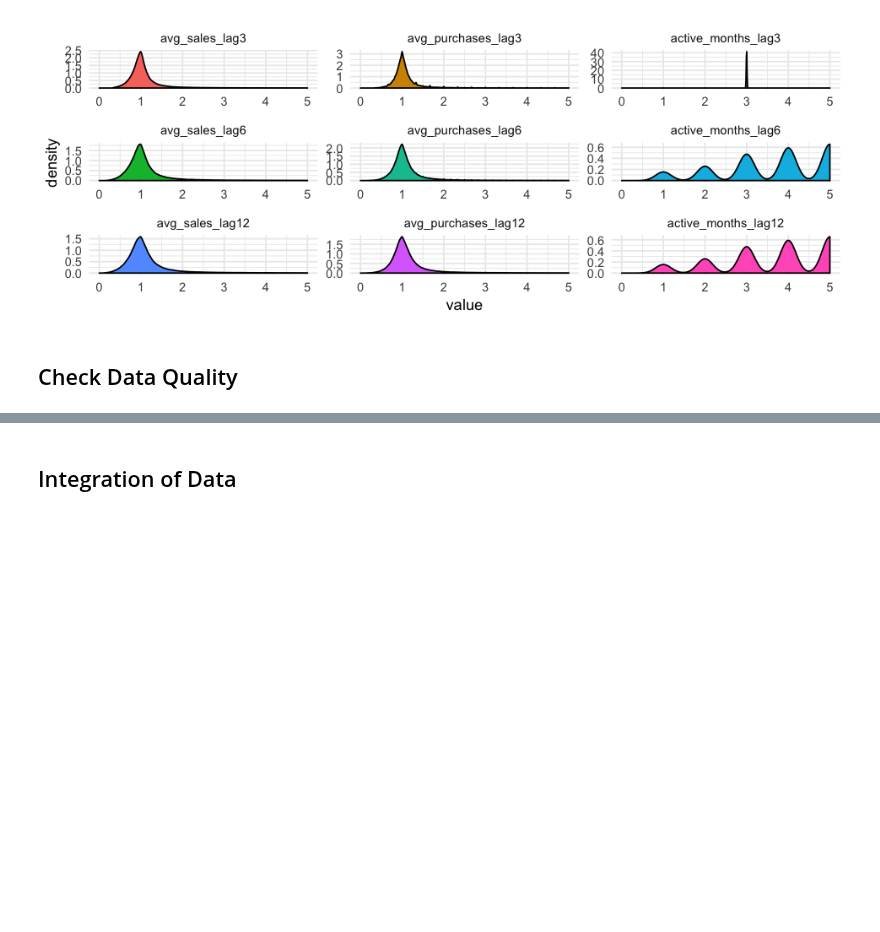
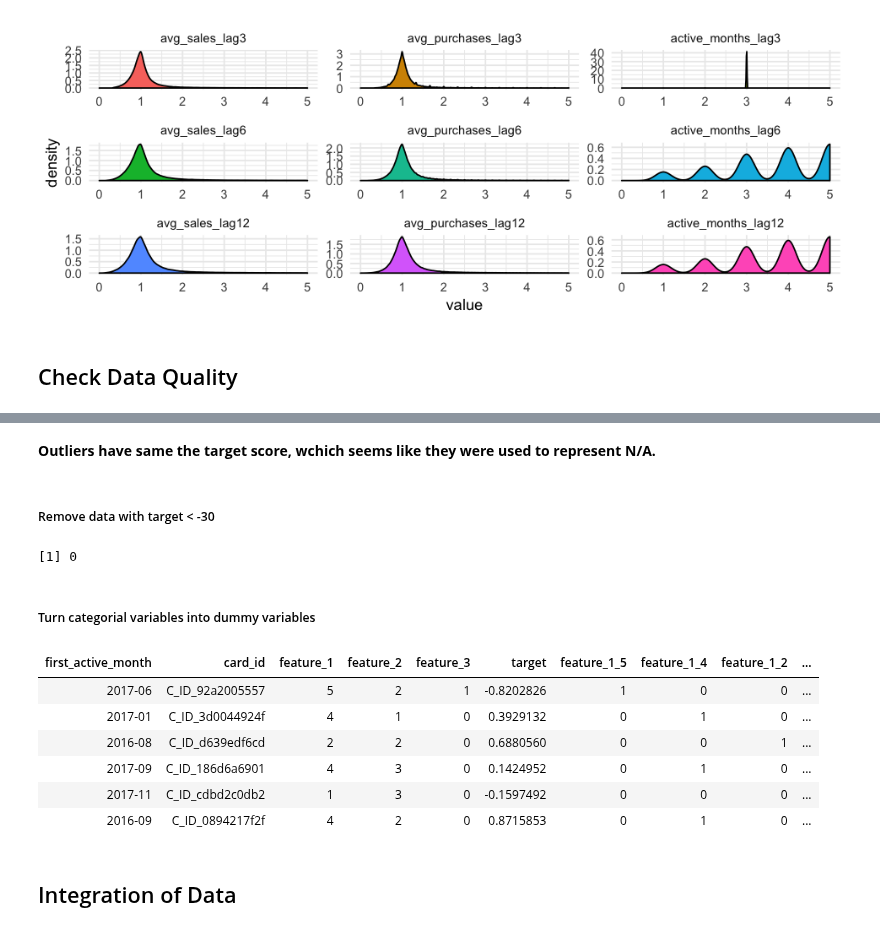
Before and after one commit to hsing-yi-wang/Kaggle_Projects, a Jupyter notebook: Elo_Merchant.ipynb, the cells around one changed output, grey strips where cells are left out. Cells and saved outputs as stored; diff of their text form; code cells hidden in the pictures; blank space fills up the shorter version.

Commit message:
prepare data for modeling

```diff
--- a/Elo_Merchant.ipynb
+++ b/Elo_Merchant.ipynb
@@ -27,9 +30,9 @@
 # %% [markdown]
 ## Load Data
 # %%
-historical_transactions <- read_csv("/Users/eve7947/Downloads/elo-merchant-category-recommendation/historical_transactions.csv")
-merchants <- read_csv("/Users/eve7947/Downloads/elo-merchant-category-recommendation/merchants.csv")
-new_merchant_transactions <- read_csv("/Users/eve7947/Downloads/elo-merchant-category-recommendation/new_merchant_transactions.csv")
-sample_submission <- read_csv("/Users/eve7947/Downloads/elo-merchant-category-recommendation/sample_submission.csv")
-test <- read_csv("/Users/eve7947/Downloads/elo-merchant-category-recommendation/test.csv")
-train <- read_csv("/Users/eve7947/Downloads/elo-merchant-category-recommendation/train.csv")
+# historical_transactions <- read_csv("/Users/eve7947/Downloads/elo-merchant-category-recommendation/historical_transactions.csv")
+# merchants <- read_csv("/Users/eve7947/Downloads/elo-merchant-category-recommendation/merchants.csv")
+# new_merchant_transactions <- read_csv("/Users/eve7947/Downloads/elo-merchant-category-recommendation/new_merchant_transactions.csv")
+# sample_submission <- read_csv("/Users/eve7947/Downloads/elo-merchant-category-recommendation/sample_submission.csv")
+# test <- read_csv("/Users/eve7947/Downloads/elo-merchant-category-recommendation/test.csv")
+# train <- read_csv("/Users/eve7947/Downloads/elo-merchant-category-recommendation/train.csv")
@@ -438,3 +437,25 @@ Warning message:
+# %% [markdown]
+**Outliers have same the target score, wchich seems like they were used to represent N/A.**
+# %% [markdown]
+##### Remove data with target < -30
+# %%
+train_nooutliers <- train[train$target > -30,]
+sum(train_nooutliers$target < -30)
+# %% [output]
+[1] 0
+# %% [markdown]
+##### Turn categorial variables into dummy variables
+# %%
+train_dummy <-fastDummies::dummy_cols(train_nooutliers, select_columns = c("feature_1","feature_2","feature_3"))
+head(train_dummy)
+# %% [output]
+| first_active_month | card_id | feature_1 | feature_2 | feature_3 | target | feature_1_5 | feature_1_4 | feature_1_2 | ... |
+| 2017-06 | C_ID_92a2005557 | 5 | 2 | 1 | -0.8202826 | 1 | 0 | 0 | ... |
+| 2017-01 | C_ID_3d0044924f | 4 | 1 | 0 | 0.3929132 | 0 | 1 | 0 | ... |
+| 2016-08 | C_ID_d639edf6cd | 2 | 2 | 0 | 0.6880560 | 0 | 0 | 1 | ... |
+| 2017-09 | C_ID_186d6a6901 | 4 | 3 | 0 | 0.1424952 | 0 | 1 | 0 | ... |
+| 2017-11 | C_ID_cdbd2c0db2 | 1 | 3 | 0 | -0.1597492 | 0 | 0 | 0 | ... |
+| 2016-09 | C_ID_0894217f2f | 4 | 2 | 0 | 0.8715853 | 0 | 1 | 0 | ... |
 # %% [markdown]
 ## Integration of  Data
 # %% [markdown]
```
Also changed, not shown: parts of 4 cells of this notebook, 2 other files.
